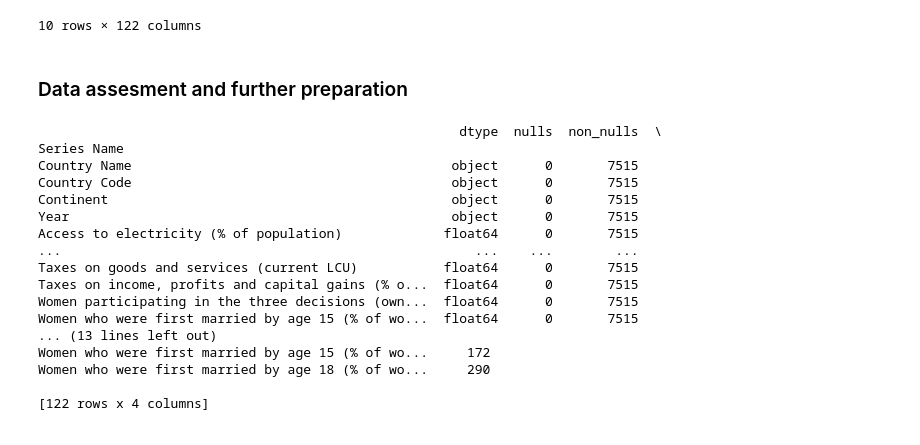
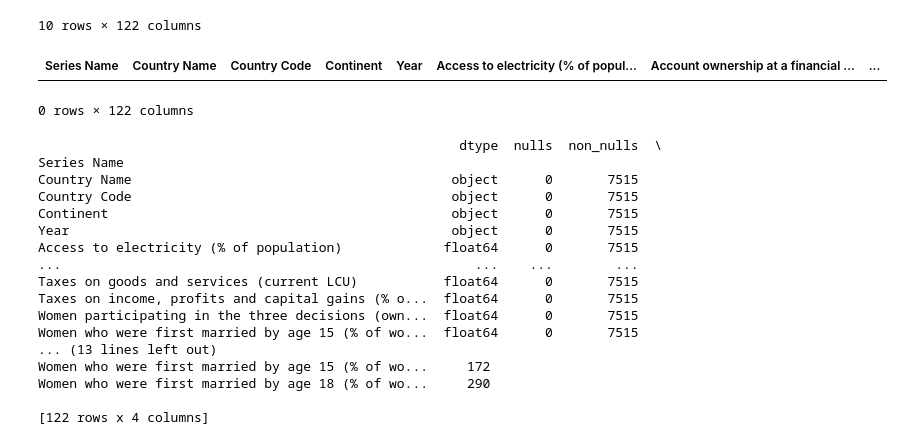
Before and after one commit to aga-bor/Udacity-Data-Science-1, a Jupyter notebook: Gini Index classifiation.ipynb, the cells around one changed output. Saved outputs shown, nothing was run; the diff lists cells and outputs as text; code cells hidden in the pictures.

```diff
--- a/Gini Index classifiation.ipynb
+++ b/Gini Index classifiation.ipynb
@@ -101,6 +161,14 @@ df.head(10)
 | 8 | Albania | ALB | Europe | 1988 | 100.0 | 28.27 | ... |
 | 9 | Albania | ALB | Europe | 1989 | 100.0 | 28.27 | ... |
 10 rows × 122 columns
-# %% [markdown]
-### Data assesment and further preparation
+# %%
+# Check for duplicates
+duplicates = df.duplicated(subset=['Country Name', 'Country Code', 'Continent', 'Year'])
+
+# Zwróć tylko zduplikowane wiersze
+duplicate_rows = df[duplicates]
+duplicate_rows
+# %% [output]
+| Series Name | Country Name | Country Code | Continent | Year | Access to electricity (% of popul... | Account ownership at a financial ... | ... |
+0 rows × 122 columns
 # %%
```
Also changed, not shown: parts of 40 cells of this notebook, 3 other files.
